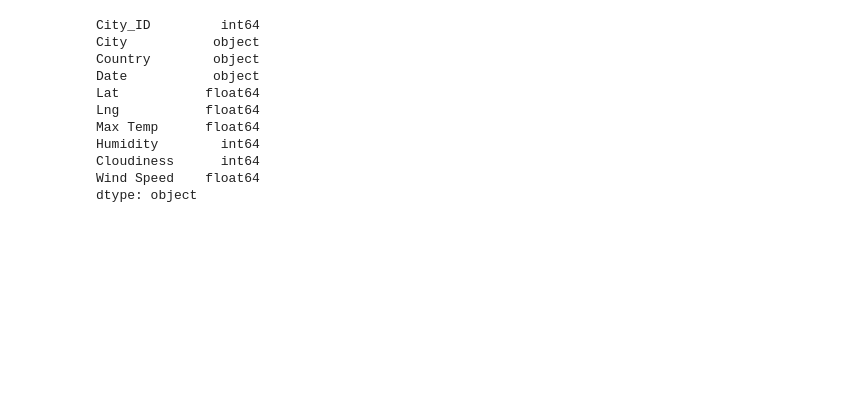
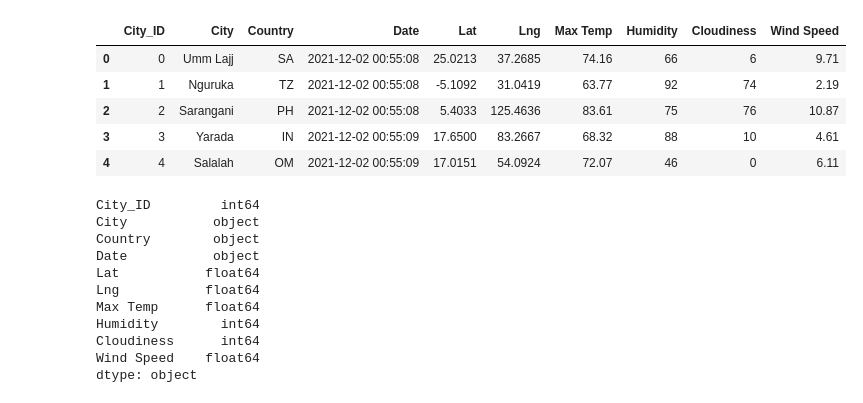
Before and after one commit to KandiJayana/World_Weather_Analysis, a Jupyter notebook: VacationPy.ipynb, the cells around one changed output. Saved outputs shown, nothing was run; the diff lists cells and outputs as text; code cells hidden in the pictures; blank space fills up the shorter version.

```diff
--- a/VacationPy.ipynb
+++ b/VacationPy.ipynb
@@ -8,7 +8,14 @@ from config import g_key
 # %%
 # Store the CSV you saved created in part one into a DataFrame.
 city_data_df = pd.read_csv("weather_data/cities.csv")
-#city_data_df.head()
+city_data_df.head()
+# %% [output]
+|  | City_ID | City | Country | Date | Lat | Lng | Max Temp | Humidity | Cloudiness | Wind Speed |
+| 0 | 0 | Umm Lajj | SA | 2021-12-02 00:55:08 | 25.0213 | 37.2685 | 74.16 | 66 | 6 | 9.71 |
+| 1 | 1 | Nguruka | TZ | 2021-12-02 00:55:08 | -5.1092 | 31.0419 | 63.77 | 92 | 74 | 2.19 |
+| 2 | 2 | Sarangani | PH | 2021-12-02 00:55:08 | 5.4033 | 125.4636 | 83.61 | 75 | 76 | 10.87 |
+| 3 | 3 | Yarada | IN | 2021-12-02 00:55:09 | 17.6500 | 83.2667 | 68.32 | 88 | 10 | 4.61 |
+| 4 | 4 | Salalah | OM | 2021-12-02 00:55:09 | 17.0151 | 54.0924 | 72.07 | 46 | 0 | 6.11 |
 # %%
 #Get the data types
 city_data_df.dtypes
```
Also changed, not shown: parts of 3 cells of this notebook.
